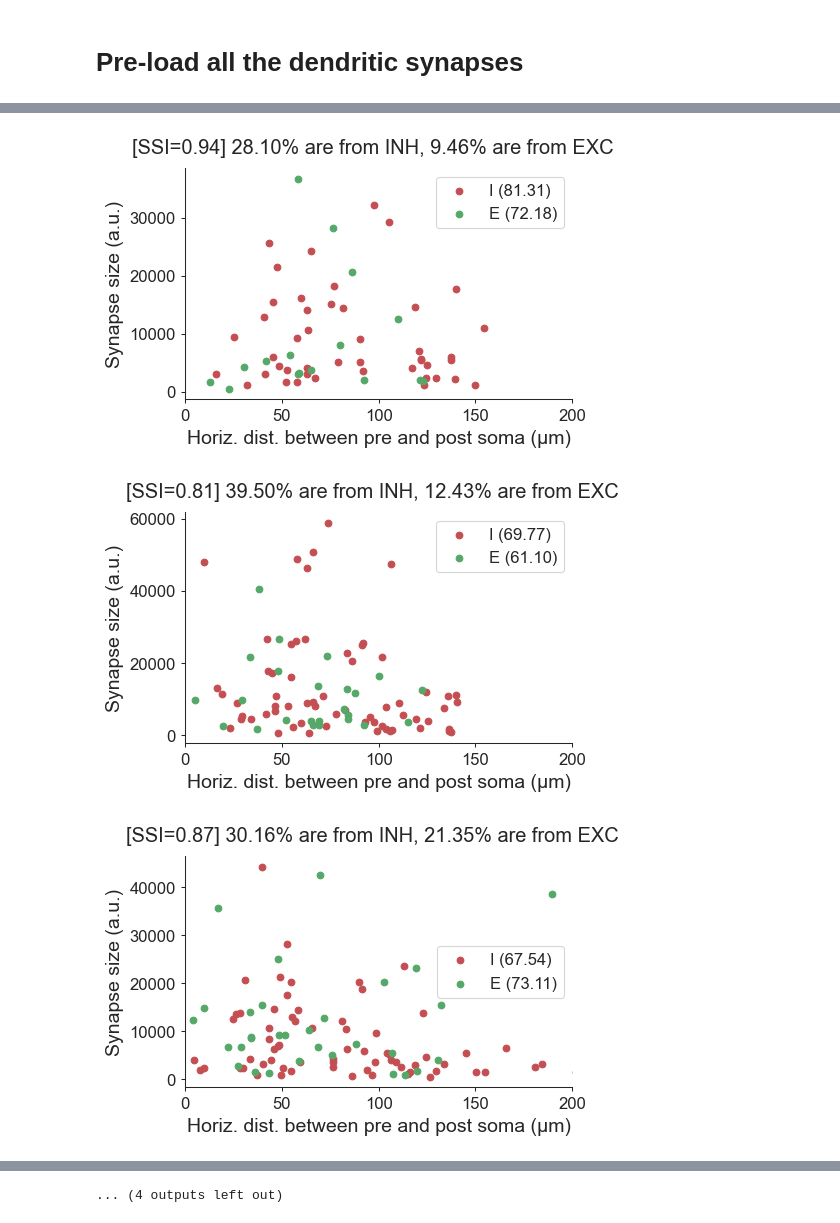
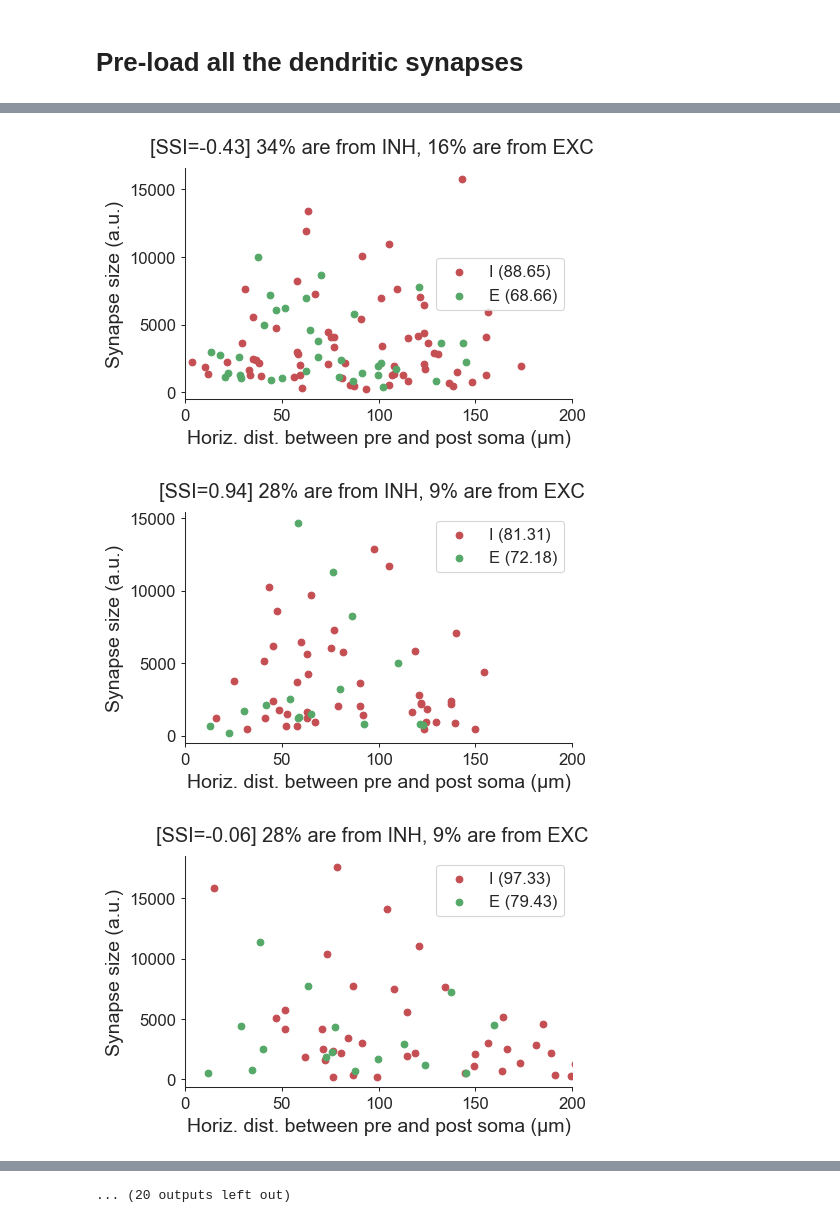
Before and after one commit to AllenInstitute/allen_v1dd, a Jupyter notebook: chase/analysis_notebooks/2023-04-06_coreg-ssi-inputs.ipynb, the cells around one changed output, grey strips where cells are left out. Saved outputs shown, nothing was run; the diff lists cells and outputs as text; code cells hidden in the pictures.

Commit message:
Connectivity analysis updates

```diff
--- a/chase/analysis_notebooks/2023-04-06_coreg-ssi-inputs.ipynb
+++ b/chase/analysis_notebooks/2023-04-06_coreg-ssi-inputs.ipynb
@@ -40,10 +42,13 @@ at.set_included_columns([1])
 ssi_metric = "ssi"
 roi_to_ssi = {}
 
+at.set_analysis_file("/Users/chase/Desktop/stimulus_analyses_v1.h5")
 for group in iter_plane_groups():
-    dgw_responsive = group["drifting_gratings_windowed"]["is_responsive"][()]
+    dgw_responsive = group["drifting_gratings_windowed"]["frac_responsive_trials"][()] >= 0.5
+    dgf_responsive = group["drifting_gratings_full"]["frac_responsive_trials"][()] >= 0.5
     is_ignored_duplicate = group["is_ignored_duplicate"][()]
-    roi_inclusion_mask = dgw_responsive# & ~is_ignored_duplicate
+    # roi_inclusion_mask = dgw_responsive# & ~is_ignored_duplicate
+    roi_inclusion_mask = dgw_responsive | dgf_responsive
     roi_prefix = f"{group.attrs['session_id']}_{group.attrs['plane']}" # e.g., M409828_13_1_456
     roi_ssi_values = group["ssi"][ssi_metric]
 
@@ -51,6 +56,7 @@ for group in iter_plane_groups():
         roi_id = f"{roi_prefix}_{roi}"
         roi_to_ssi[roi_id] = roi_ssi_values[roi]
 
+print(len(roi_to_ssi))
 plt.figure(figsize=(6, 3))
 plt.hist(roi_to_ssi.values(), bins=np.arange(-1, 1.1, 0.1))
 plt.xlim(-1, 1)
@@ -156,0 +390,20 @@ Loading den synapses for 3 neurons.
+# %%
+# Show scatter reg plot
+fig, ax = plt.subplots(figsize=(4, 3))
+# x, y = "n_pre_far_PYC", "dgf_dsi"
+# x, y = "n_pre_MC", "ssi"
+# x, y = "n_pre_near_PYC", "ssi"
+# x, y = "n_pre_PYC", "dgf_osi"
+# x, y = "n_pre", "dgf_dsi"
+# x, y = "n_pre_near", "dgf_dsi"
+x, y = "n_pre_PYC", "dgw_osi"
+# x, y = "n_pre_MC", "ssi_stationary"
+
+x = df[x].astype(float)
+y = df[y].astype(float)
+
+# mask = x < 10000
+# x, y = x[mask], y[mask]
+
+sns.regplot(x=x, y=y, ax=ax)
+fig.savefig("/Users/chase/Desktop/corr_ex.png", dpi=150, bbox_inches="tight")
@@ -168,34 +445,34 @@ for post_id in tqdm(post_pt_root_ids):
     wgtavg_inh = np.average(den_syn_from_inh.soma_soma_dist_horiz, weights=den_syn_from_inh["size"])
     wgtavg_exc = np.average(den_syn_from_exc.soma_soma_dist_horiz, weights=den_syn_from_exc["size"])
     label_inh = f"I ({wgtavg_inh:.2f})"
     label_exc = f"E ({wgtavg_exc:.2f})"
 
     # fig, axs = plt.subplots(figsize=(10, 3), ncols=2)
     # axs[0].scatter(x=den_syn_from_inh.soma_soma_dist_horiz, y=den_syn_from_inh["size"], color="r")
     # axs[1].scatter(x=den_syn_from_exc.soma_soma_dist_horiz, y=den_syn_from_exc["size"], color="g")
     # plt.setp(axs, xlim=(0, 200))
 
     fig, ax = plt.subplots(figsize=(5, 3))
     ax.scatter(x=den_syn_from_inh.soma_soma_dist_horiz, y=den_syn_from_inh["size"], color="r", label=label_inh)
     ax.scatter(x=den_syn_from_exc.soma_soma_dist_horiz, y=den_syn_from_exc["size"], color="g", label=label_exc)
     ax.set_xlim(0, 200)
     ax.legend()
     ax.set_xlabel("Horiz. dist. between pre and post soma (µm)")
     ax.set_ylabel("Synapse size (a.u.)")
 
 
     ssi = roi_to_ssi[root_id_to_roi[post_id]]
-    fig.suptitle(f'[SSI={ssi:.2f}] {den_syn_from_inh["size"].sum()/den_syn["size"].sum()*100:.2f}% are from INH, {den_syn_from_exc["size"].sum()/den_syn["size"].sum()*100:.2f}% are from EXC')
+    fig.suptitle(f'[SSI={ssi:.2f}] {den_syn_from_inh["size"].sum()/den_syn["size"].sum()*100:.0f}% are from INH, {den_syn_from_exc["size"].sum()/den_syn["size"].sum()*100:.0f}% are from EXC')
 
 
     # Plot the presynaptic somas for inh
     # den_syn_from_inh
     # ax.set_xlabel("X")
     # ax.set_ylabel("Z")
     # ax.axis("equal")
 
     # break
 # %% [output]
-[figure, old version]
+[figure, new version]
-[figure, old version]
+[figure, new version]
-[figure, old version]
+[figure, new version]
@@ -211 +488 @@ for post_id in tqdm(post_pt_root_ids):
-... (4 outputs left out)
+... (20 outputs left out)
```
Also changed, not shown: parts of 22 cells of this notebook, 9 other files.
